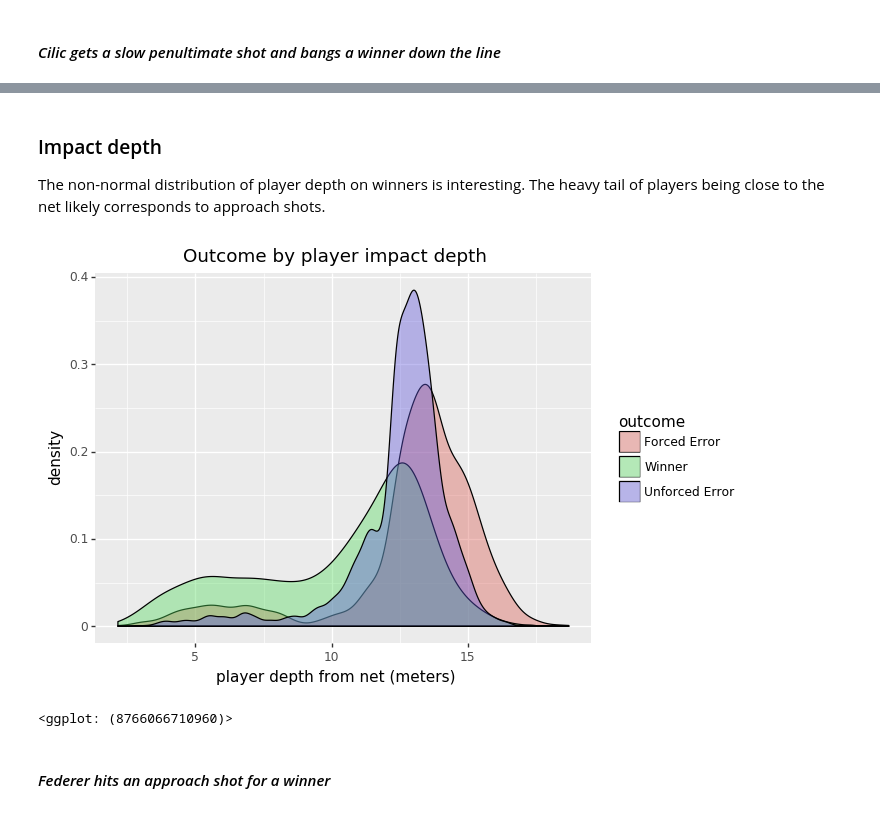
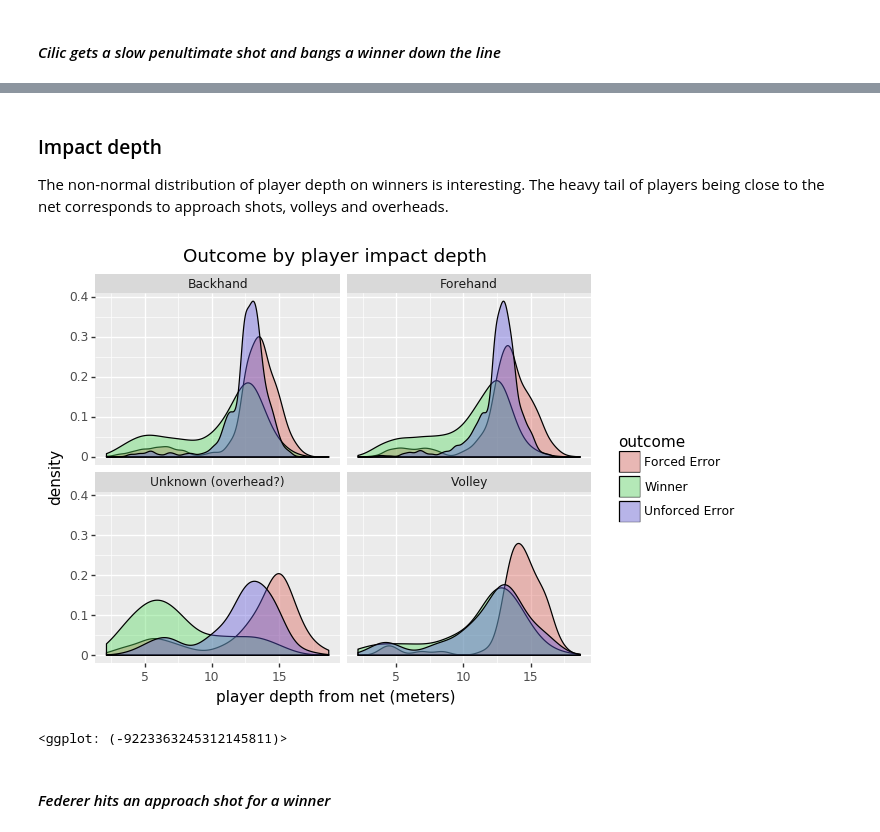
Before and after one commit to patrick-miller/ao_tennis_outcomes, a Jupyter notebook: blog_exploration.ipynb, the cells around one changed output, grey strips where cells are left out. Drawn from its saved outputs; the diff is of its cells as text; code cells hidden in the pictures.

```diff
--- a/blog_exploration.ipynb
+++ b/blog_exploration.ipynb
@@ -244,15 +244,19 @@ Both the penultimate and ultimate shots that end in an unforced error tend to lo
 # %% [markdown]
 ### Impact depth
-
-The non-normal distribution of player depth on winners is interesting. The heavy tail of players being close to the net likely corresponds to approach shots.
+The non-normal distribution of player depth on winners is interesting. The heavy tail of players being close to the net corresponds to approach shots, volleys and overheads.
 # %%
+df_train['shot_type'] = np.where(df_train['hitpoint'] == 'B', 'Backhand',
+                        np.where(df_train['hitpoint'] == 'F', 'Forehand',
+                        np.where(df_train['hitpoint'] == 'V', 'Volley', 'Unknown (overhead?)')))
+
 (p9.ggplot(df_train, p9.aes(x = 'player_impact_depth', fill = 'outcome')) +
     p9.geom_density(alpha = 0.4) +
+    p9.facet_wrap('~shot_type') +
     p9.labs(x = 'player depth from net (meters)', y = 'density',
             title = 'Outcome by player impact depth'))
 # %% [output]
-[figure, old version]
+[figure, new version]
-<ggplot: (8766066710960)>
+<ggplot: (-9223363245312145811)>
 # %% [markdown]
 #### _Federer hits an approach shot for a winner_
 # %% [markdown]
```
Also changed, not shown: parts of 27 cells of this notebook.
